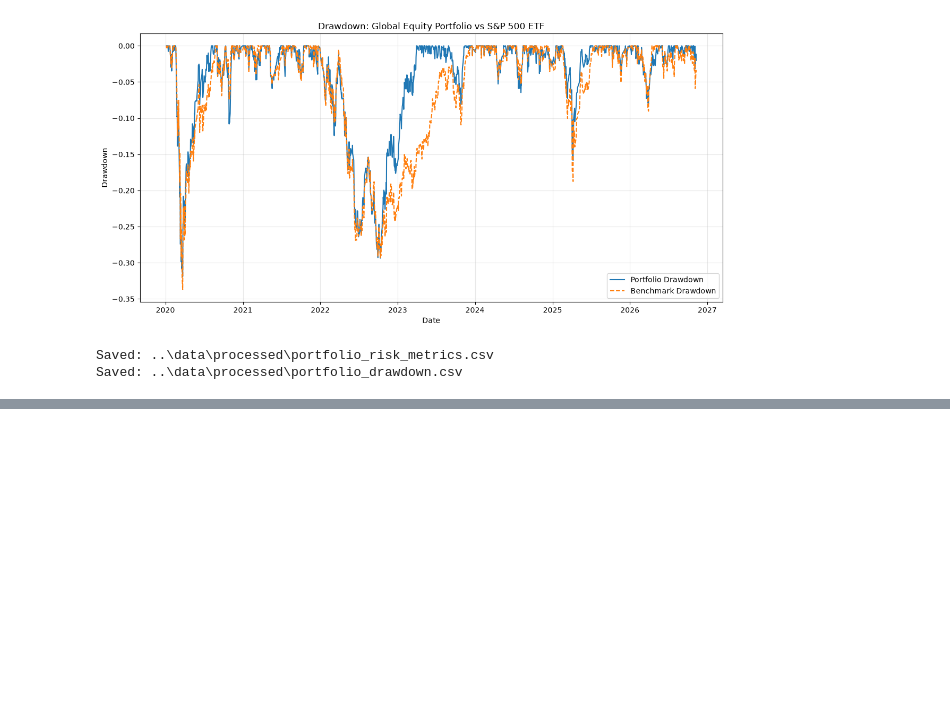
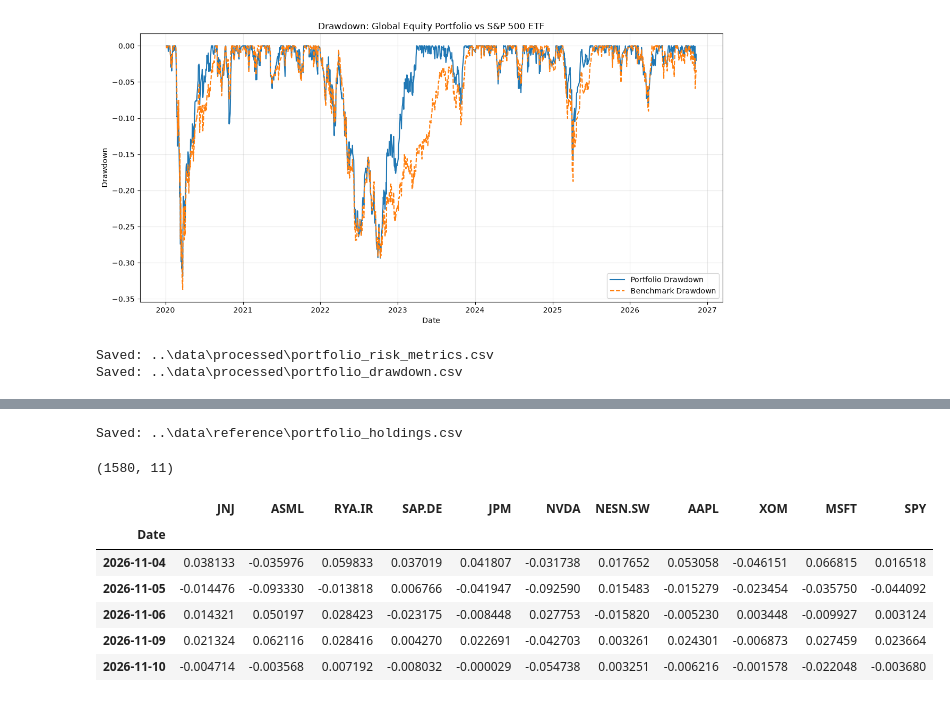
Before and after one commit to Anoyjit/equity-portfolio-intelligence, a Jupyter notebook: notebooks/02_download_market_data.ipynb, the cells around one changed output, grey strips where cells are left out. Cells and saved outputs as stored; diff of their text form; code cells hidden in the pictures; blank space fills up the shorter version.

```diff
--- a/notebooks/02_download_market_data.ipynb
+++ b/notebooks/02_download_market_data.ipynb
@@ -526,0 +566,35 @@ Saved: ..\data\processed\portfolio_drawdown.csv
+# %%
+#Create  reference data folder
+reference_data_folder = Path("../data/reference")
+reference_data_folder.mkdir(parents=True, exist_ok=True)
+
+#Save holdings reference table
+holdings_file = reference_data_folder/"portfolio_holdings.csv"
+
+holdings.to_csv(holdings_file, index =False)
+
+print(f"Saved: {holdings_file}")
+# %% [output]
+Saved: ..\data\reference\portfolio_holdings.csv
+# %%
+#Load daily returns
+daily_returns_file = Path("../data/processed/daily_returns.csv")
+
+daily_returns = pd.read_csv(
+    daily_returns_file,
+    index_col=0,
+    parse_dates= True
+)
+
+#Inspect data
+print(daily_returns.shape)
+daily_returns.tail()
+# %% [output]
+(1580, 11)
+|  | JNJ | ASML | RYA.IR | SAP.DE | JPM | NVDA | NESN.SW | AAPL | XOM | MSFT | SPY |
+| Date |  |  |  |  |  |  |  |  |  |  |  |
+| 2026-11-04 | 0.038133 | -0.035976 | 0.059833 | 0.037019 | 0.041807 | -0.031738 | 0.017652 | 0.053058 | -0.046151 | 0.066815 | 0.016518 |
+| 2026-11-05 | -0.014476 | -0.093330 | -0.013818 | 0.006766 | -0.041947 | -0.092590 | 0.015483 | -0.015279 | -0.023454 | -0.035750 | -0.044092 |
+| 2026-11-06 | 0.014321 | 0.050197 | 0.028423 | -0.023175 | -0.008448 | 0.027753 | -0.015820 | -0.005230 | 0.003448 | -0.009927 | 0.003124 |
+| 2026-11-09 | 0.021324 | 0.062116 | 0.028416 | 0.004270 | 0.022691 | -0.042703 | 0.003261 | 0.024301 | -0.006873 | 0.027459 | 0.023664 |
+| 2026-11-10 | -0.004714 | -0.003568 | 0.007192 | -0.008032 | -0.000029 | -0.054738 | 0.003251 | -0.006216 | -0.001578 | -0.022048 | -0.003680 |
```
Also changed, not shown: parts of 8 cells of this notebook, 2 other files.
